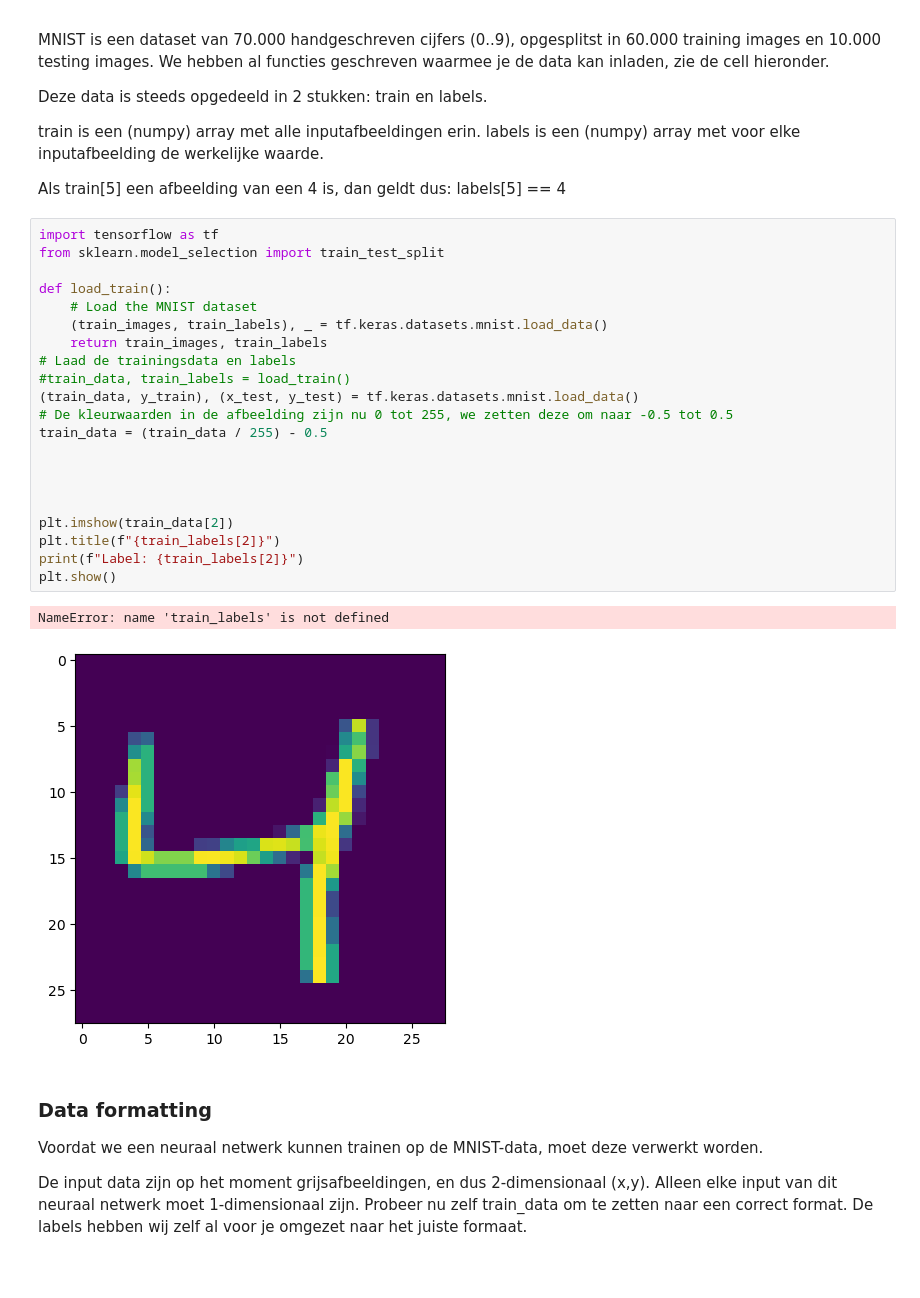
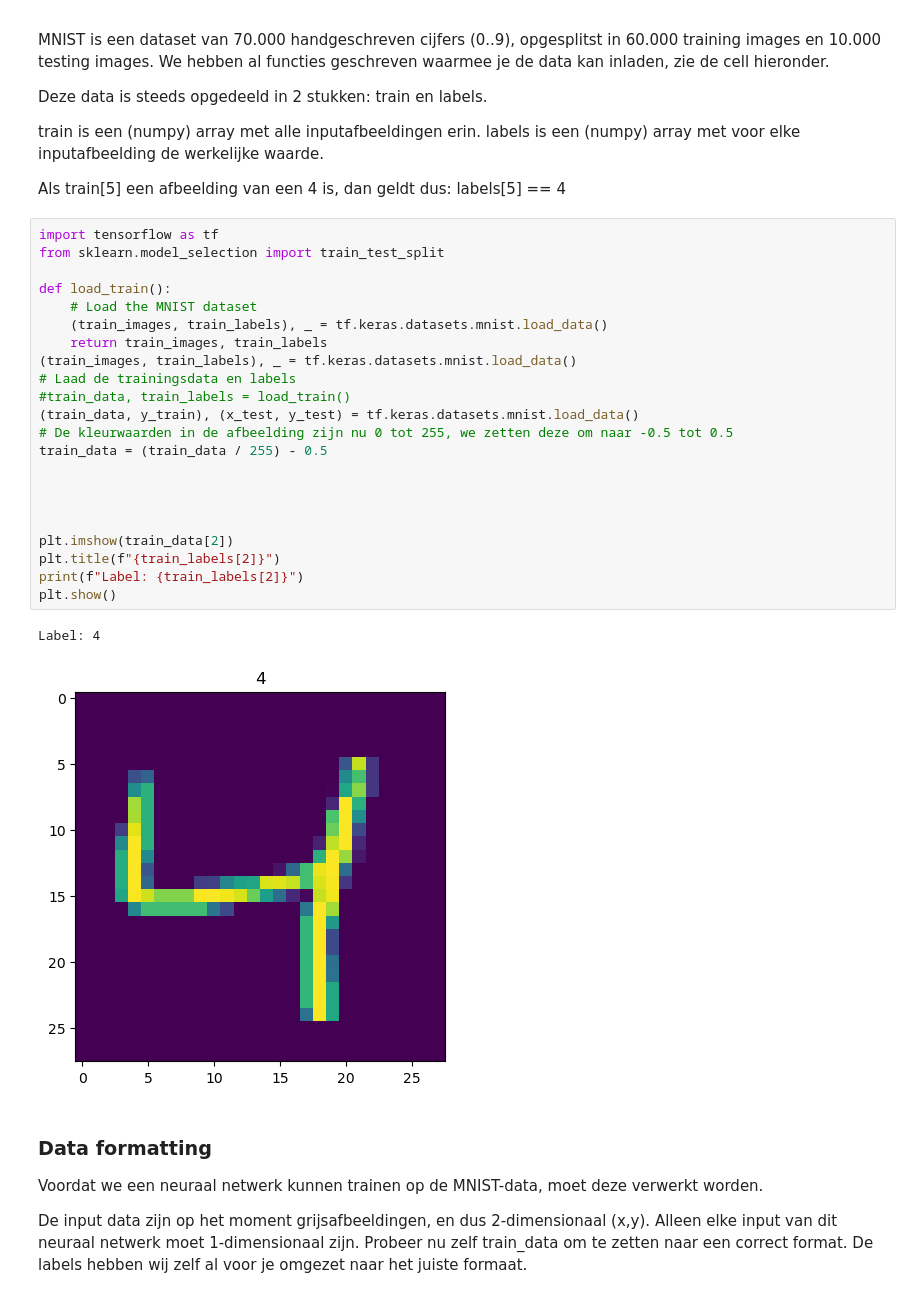
Before and after one commit to raubenravi/Vision, a Jupyter notebook: Opdrachten/1-RegularNN.ipynb, the cells around one changed output. Cells and saved outputs as stored; diff of their text form; blank space fills up the shorter version.

```diff
--- a/Opdrachten/1-RegularNN.ipynb
+++ b/Opdrachten/1-RegularNN.ipynb
@@ -25,27 +25,28 @@ Als train[5] een afbeelding van een 4 is, dan geldt dus: labels[5] == 4
 # %%
 import tensorflow as tf
 from sklearn.model_selection import train_test_split
 
 def load_train():
     # Load the MNIST dataset
     (train_images, train_labels), _ = tf.keras.datasets.mnist.load_data()
     return train_images, train_labels
+(train_images, train_labels), _ = tf.keras.datasets.mnist.load_data()
 # Laad de trainingsdata en labels
 #train_data, train_labels = load_train()
 (train_data, y_train), (x_test, y_test) = tf.keras.datasets.mnist.load_data()
 # De kleurwaarden in de afbeelding zijn nu 0 tot 255, we zetten deze om naar -0.5 tot 0.5
 train_data = (train_data / 255) - 0.5
 
 
 
 
 plt.imshow(train_data[2])
 plt.title(f"{train_labels[2]}")
 print(f"Label: {train_labels[2]}")
 plt.show()
 # %% [output]
-NameError: name 'train_labels' is not defined
+Label: 4
-[figure, old version]
+[figure, new version]
 # %% [markdown]
 
 ### Data formatting
```
Also changed, not shown: parts of 5 cells of this notebook, 4 other files.
